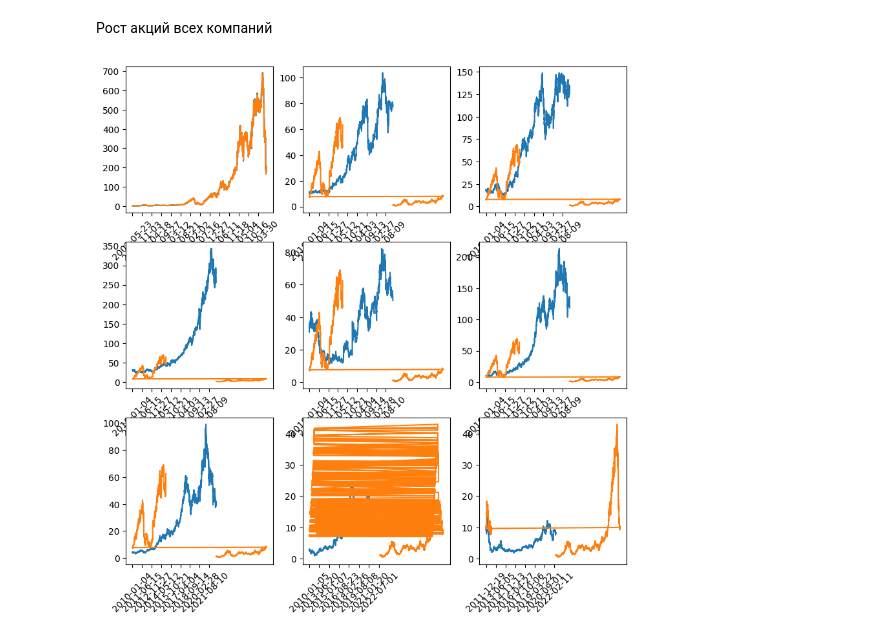
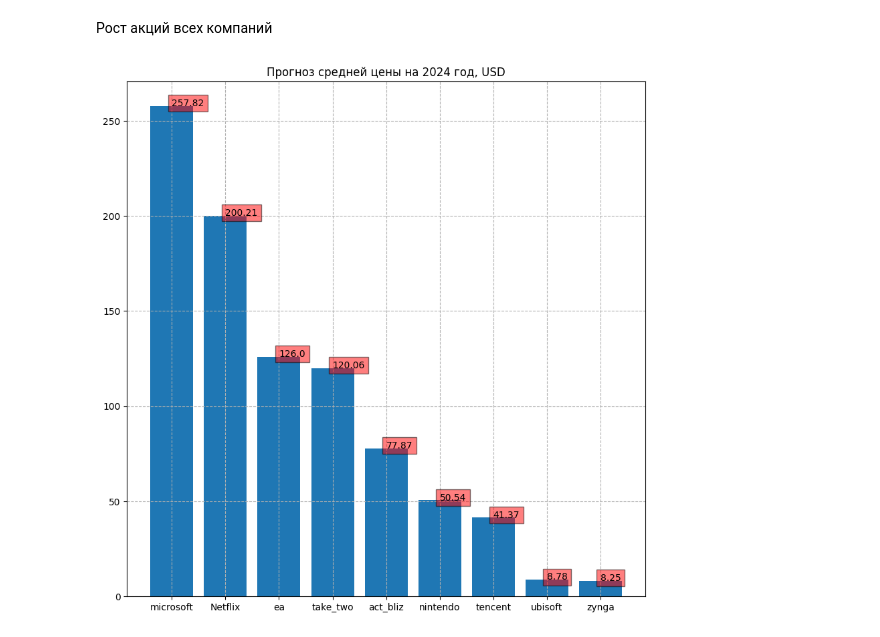
Before and after one commit to DrPepper18/StockPrediction, a Jupyter notebook: DataAnalysis_final.ipynb, the cells around one changed output. Cells and saved outputs as stored; diff of their text form; code cells hidden in the pictures.

```diff
--- a/DataAnalysis_final.ipynb
+++ b/DataAnalysis_final.ipynb
@@ -210,25 +244,32 @@ MEAN SCORE: 0.14675555555555556
 # %% [markdown]
 Рост акций всех компаний
-# %%
-df = pd.concat([normalize(pd.read_csv(f)) for f in file_path])
-X = df.drop(columns = ['Close', 'Currency', 'Adj Close'])
-y = df['Close']
-
-model.fit(X.drop(columns = ['Date']),y)
-preds = model.predict(X.drop(columns = ['Date']))
-
-X['Close'] = preds
-X = X.drop_duplicates(subset = ['Date'])
-
-i = 1
-for f in file_path:
-    df = pd.read_csv(f)
-    plt.subplot(3,3, i)
-    shape = df.shape[0]
-    plt.plot(df['Date'], df['Close'])
-    plt.plot(X['Date'][:shape], X['Close'][:shape])
-    plt.xticks(np.arange(0, df.shape[0], 365), rotation = 45)
-    i += 1
-plt.show()
-# %% [output]
-[figure, removed]
+# %%
+dates = pd.date_range('2024-01-01', periods = 365)
+df = pd.DataFrame(
+    {
+        'Day': pd.DatetimeIndex(dates).day,
+        'Month': pd.DatetimeIndex(dates).month,
+        'Year': pd.DatetimeIndex(dates).year,
+    })
+values = {}
+for i in range(len(file_path)):
+    df['Date_int'] = df['Day']+df['Month']*30+df['Year']*365
+    X = normalize(pd.read_csv(file_path[i]))
+    y = X['Close']
+    X = X[['Year','Date_int']]
+    model.fit(X, y)
+    preds = model.predict(df[['Year', 'Date_int']])
+    values[file_path[i][23:-4]] = np.mean(preds)
+# %%
+values_list = sorted(values.items(), key = lambda x: x[1], reverse = True)
+values = {values_list[i][0]: values_list[i][1] for i in range(len(values_list))}
+
+plt.bar(values.keys(), values.values())
+plt.grid(linestyle = '--')
+
+for i in range(len(values)):
+    plt.text(i, values_list[i][1], round(values_list[i][1], 2), bbox = dict(facecolor = 'red', alpha = 0.5))
+plt.title('Прогноз средней цены на 2024 год, USD')
+plt.show()
+# %% [output]
+[figure, added]
```
Also changed, not shown: parts of 15 cells of this notebook.
